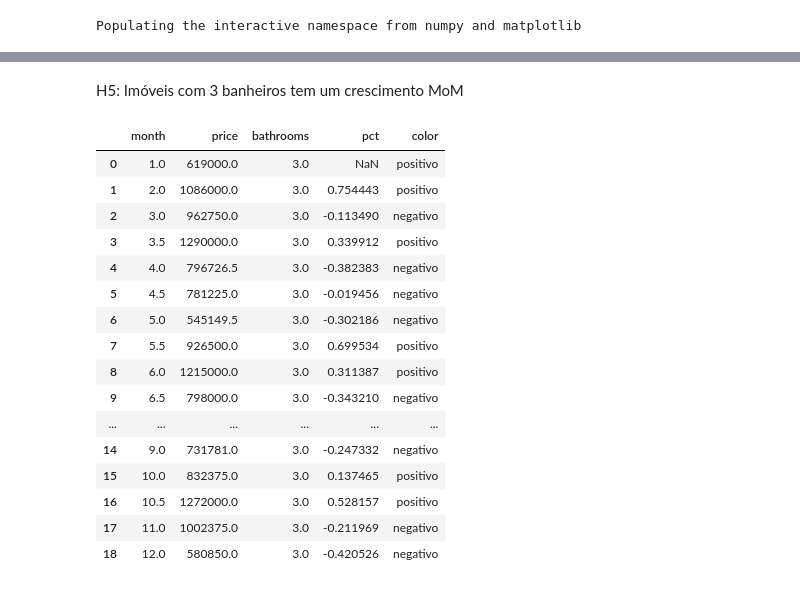
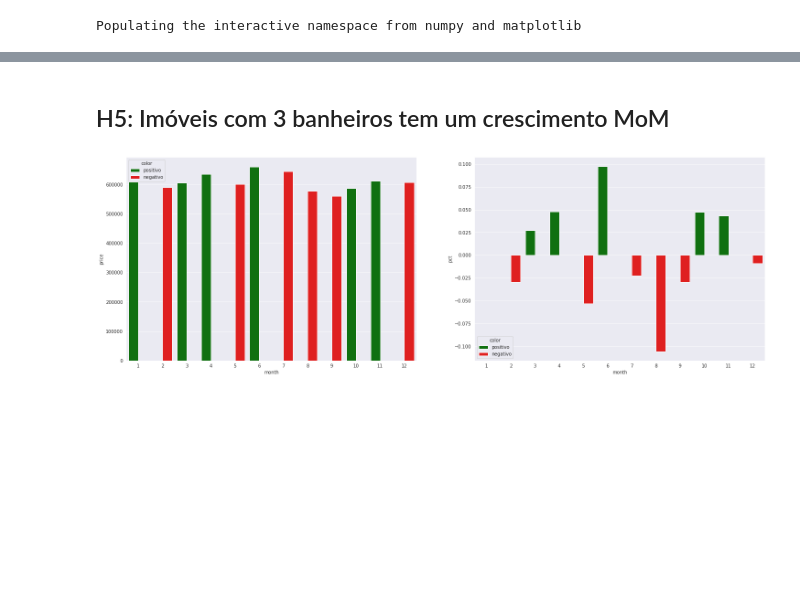
Before and after one commit to guiaraujofreitas/python_do_zero, a Jupyter notebook: Projetos_de_Insights_HouseRocket.ipynb, the cells around one changed output, grey strips where cells are left out. Saved outputs shown, nothing was run; the diff lists cells and outputs as text; code cells hidden in the pictures; blank space fills up the shorter version.

```diff
--- a/Projetos_de_Insights_HouseRocket.ipynb
+++ b/Projetos_de_Insights_HouseRocket.ipynb
@@ -351,39 +331,38 @@ Text(0.5, 1.0, 'Tabela de positivo e negativo')
 # %% [markdown]
-H5: Imóveis com 3 banheiros tem um crescimento MoM
+## H5: Imóveis com 3 banheiros tem um crescimento MoM
 # %%
 df['month'] = df['date'].dt.month
 
-df_aux = by_month.loc[by_month['bathrooms']==3]
+df_aux = df.loc[df['bathrooms']==3]
 
 
 #df_aux = df[df['bathrooms']==3].reset_index()
 
 df_aux1 =df_aux[['price','month','bathrooms']].groupby('month').median().reset_index()
 
 
 
 # fazendo o calculo % utilizndo função do pandas pct._charge() para calcular a diferença do ano para outro
 df_aux1['pct'] = df_aux1['price'].pct_change()
 
 
 df_aux1['color'] = df_aux1['pct'].apply(lambda x: 'negativo' if x<0 else 'positivo')
 
-df_aux1
+# ===== montagem do gráfico ======= #
+# tamanho do gŕafico
+fig = plt.figure(figsize=(25,18))
+
+sns.set_style('darkgrid')
+
+# selecionado as cores do gráfico
+color2 = ['green','red']
+
+
+plt.subplot(2,2,1)
+sns.barplot( x = 'month', y = 'price', hue='color',palette=color2, data= df_aux1);
+
+
+plt.subplot(2,2,2)
+sns.barplot( x= 'month', y = 'pct',hue ='color',palette = color2, data= df_aux1);
 # %% [output]
-|  | month | price | bathrooms | pct | color |
-| 0 | 1.0 | 619000.0 | 3.0 | NaN | positivo |
-| 1 | 2.0 | 1086000.0 | 3.0 | 0.754443 | positivo |
-| 2 | 3.0 | 962750.0 | 3.0 | -0.113490 | negativo |
-| 3 | 3.5 | 1290000.0 | 3.0 | 0.339912 | positivo |
-| 4 | 4.0 | 796726.5 | 3.0 | -0.382383 | negativo |
-| 5 | 4.5 | 781225.0 | 3.0 | -0.019456 | negativo |
-| 6 | 5.0 | 545149.5 | 3.0 | -0.302186 | negativo |
-| 7 | 5.5 | 926500.0 | 3.0 | 0.699534 | positivo |
-| 8 | 6.0 | 1215000.0 | 3.0 | 0.311387 | positivo |
-| 9 | 6.5 | 798000.0 | 3.0 | -0.343210 | negativo |
-| ... | ... | ... | ... | ... | ... |
-| 14 | 9.0 | 731781.0 | 3.0 | -0.247332 | negativo |
-| 15 | 10.0 | 832375.0 | 3.0 | 0.137465 | positivo |
-| 16 | 10.5 | 1272000.0 | 3.0 | 0.528157 | positivo |
-| 17 | 11.0 | 1002375.0 | 3.0 | -0.211969 | negativo |
-| 18 | 12.0 | 580850.0 | 3.0 | -0.420526 | negativo |
+[figure, added]
```
Also changed, not shown: parts of 5 cells of this notebook.
